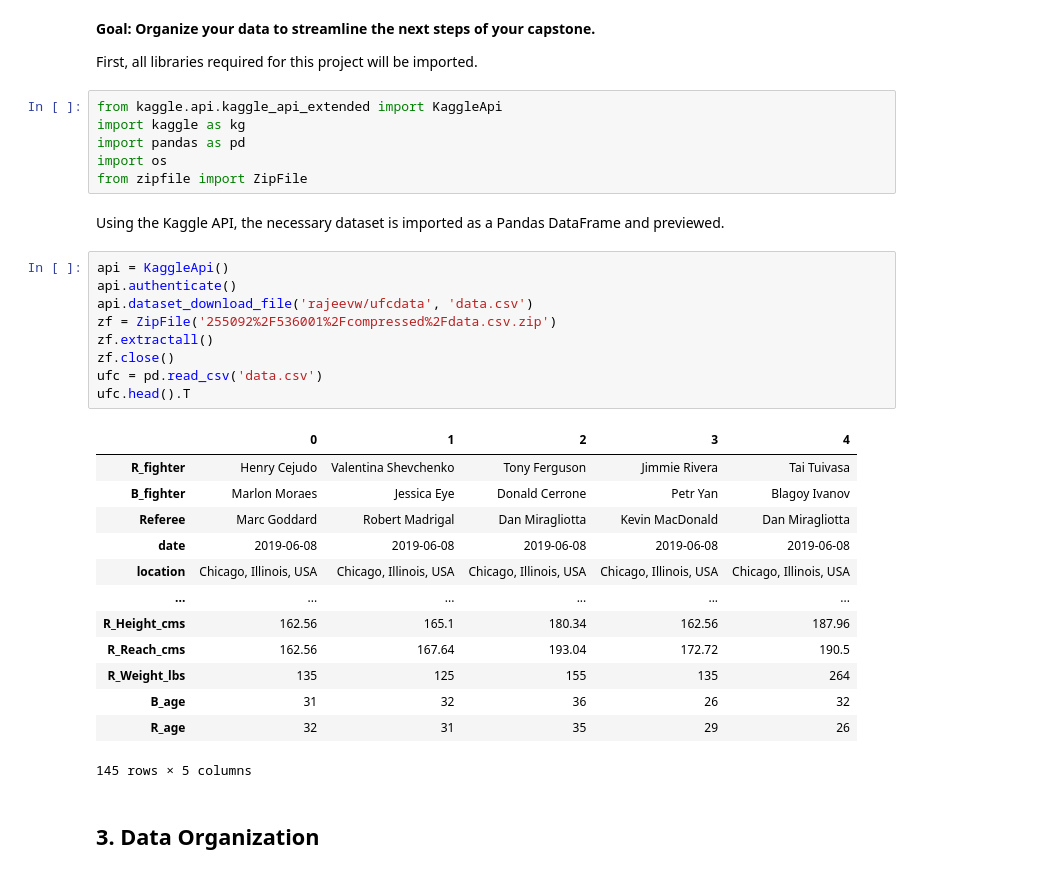
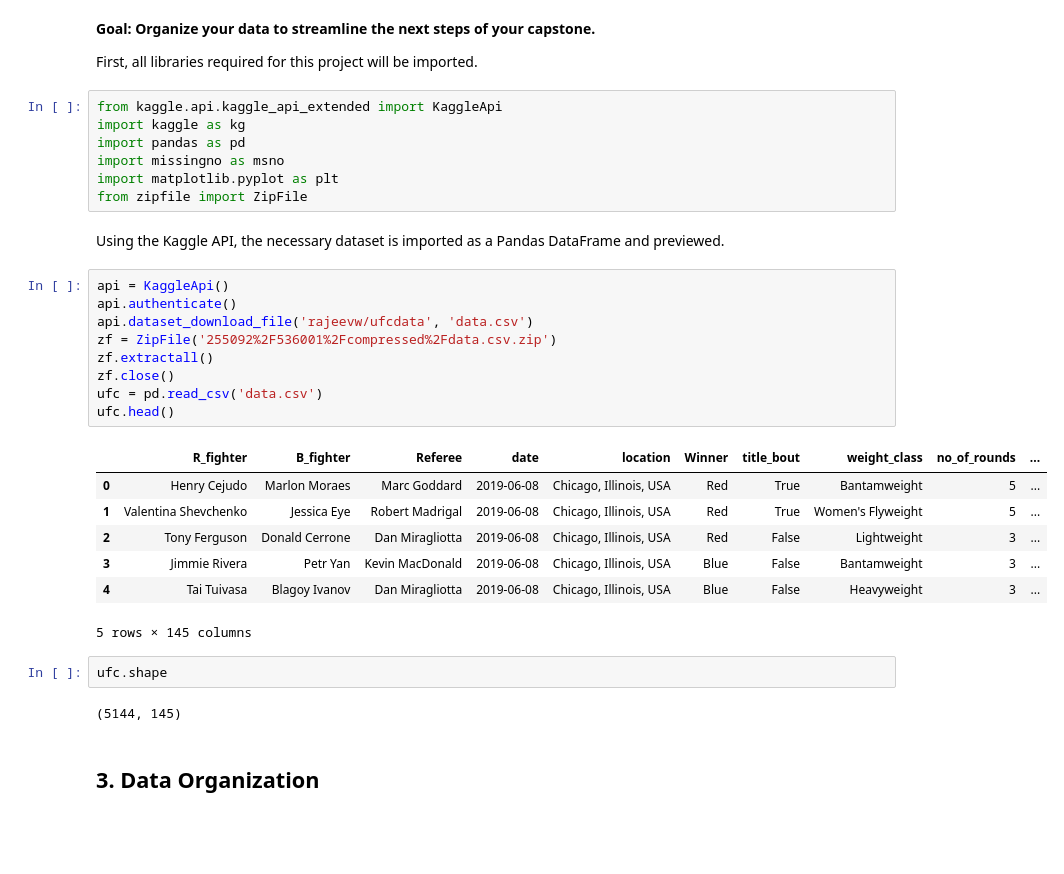
Before and after one commit to saintgau/Springboard-Projects, a Jupyter notebook: Springboard Projects/UFC Retirement Age/Data Wrangling.ipynb, the cells around one changed output. Saved outputs shown, nothing was run; the diff lists cells and outputs as text; blank space fills up the shorter version.

```diff
--- a/Springboard Projects/UFC Retirement Age/Data Wrangling.ipynb
+++ b/Springboard Projects/UFC Retirement Age/Data Wrangling.ipynb
@@ -12,33 +20,32 @@ First, all libraries required for this project will be imported.
 from kaggle.api.kaggle_api_extended import KaggleApi
 import kaggle as kg
 import pandas as pd
-import os
+import missingno as msno
+import matplotlib.pyplot as plt
 from zipfile import ZipFile
 # %% [markdown]
 Using the Kaggle API, the necessary dataset is imported as a Pandas DataFrame and previewed.
 # %%
 api = KaggleApi()
 api.authenticate()
 api.dataset_download_file('rajeevw/ufcdata', 'data.csv')
 zf = ZipFile('255092%2F536001%2Fcompressed%2Fdata.csv.zip')
 zf.extractall()
 zf.close()
 ufc = pd.read_csv('data.csv')
-ufc.head().T
+ufc.head()
 # %% [output]
-|  | 0 | 1 | 2 | 3 | 4 |
-| R_fighter | Henry Cejudo | Valentina Shevchenko | Tony Ferguson | Jimmie Rivera | Tai Tuivasa |
-| B_fighter | Marlon Moraes | Jessica Eye | Donald Cerrone | Petr Yan | Blagoy Ivanov |
-| Referee | Marc Goddard | Robert Madrigal | Dan Miragliotta | Kevin MacDonald | Dan Miragliotta |
-| date | 2019-06-08 | 2019-06-08 | 2019-06-08 | 2019-06-08 | 2019-06-08 |
-| location | Chicago, Illinois, USA | Chicago, Illinois, USA | Chicago, Illinois, USA | Chicago, Illinois, USA | Chicago, Illinois, USA |
-| ... | ... | ... | ... | ... | ... |
-| R_Height_cms | 162.56 | 165.1 | 180.34 | 162.56 | 187.96 |
-| R_Reach_cms | 162.56 | 167.64 | 193.04 | 172.72 | 190.5 |
-| R_Weight_lbs | 135 | 125 | 155 | 135 | 264 |
-| B_age | 31 | 32 | 36 | 26 | 32 |
-| R_age | 32 | 31 | 35 | 29 | 26 |
+|  | R_fighter | B_fighter | Referee | date | location | Winner | title_bout | weight_class | no_of_rounds | ... |
+| 0 | Henry Cejudo | Marlon Moraes | Marc Goddard | 2019-06-08 | Chicago, Illinois, USA | Red | True | Bantamweight | 5 | ... |
+| 1 | Valentina Shevchenko | Jessica Eye | Robert Madrigal | 2019-06-08 | Chicago, Illinois, USA | Red | True | Women's Flyweight | 5 | ... |
+| 2 | Tony Ferguson | Donald Cerrone | Dan Miragliotta | 2019-06-08 | Chicago, Illinois, USA | Red | False | Lightweight | 3 | ... |
+| 3 | Jimmie Rivera | Petr Yan | Kevin MacDonald | 2019-06-08 | Chicago, Illinois, USA | Blue | False | Bantamweight | 3 | ... |
+| 4 | Tai Tuivasa | Blagoy Ivanov | Dan Miragliotta | 2019-06-08 | Chicago, Illinois, USA | Blue | False | Heavyweight | 3 | ... |
-145 rows × 5 columns
+5 rows × 145 columns
+# %%
+ufc.shape
+# %% [output]
+(5144, 145)
 # %% [markdown]
 ## 3. Data Organization<a id='2.2_Introduction'></a>
 # %% [markdown]
```
Also changed, not shown: parts of 40 cells of this notebook.
